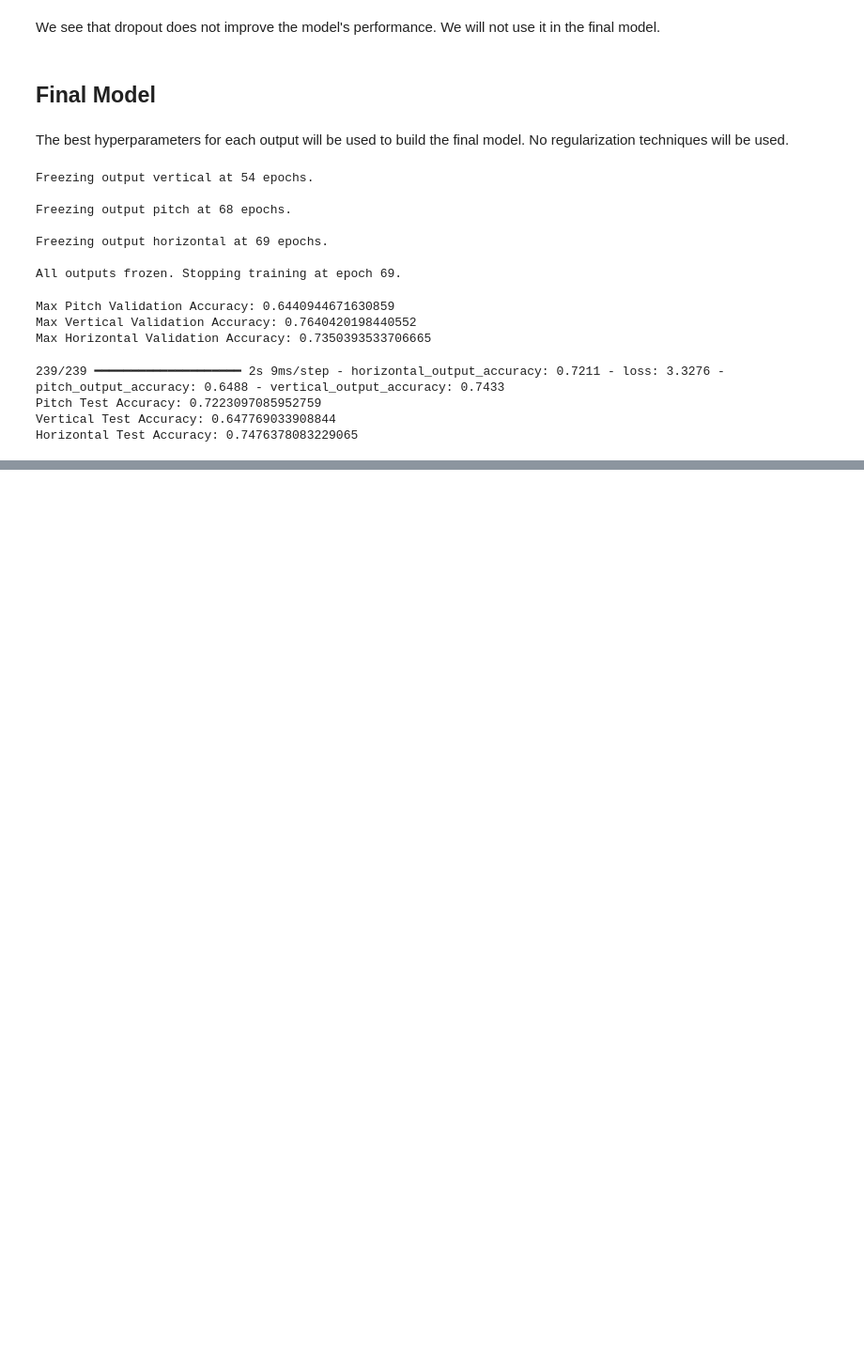
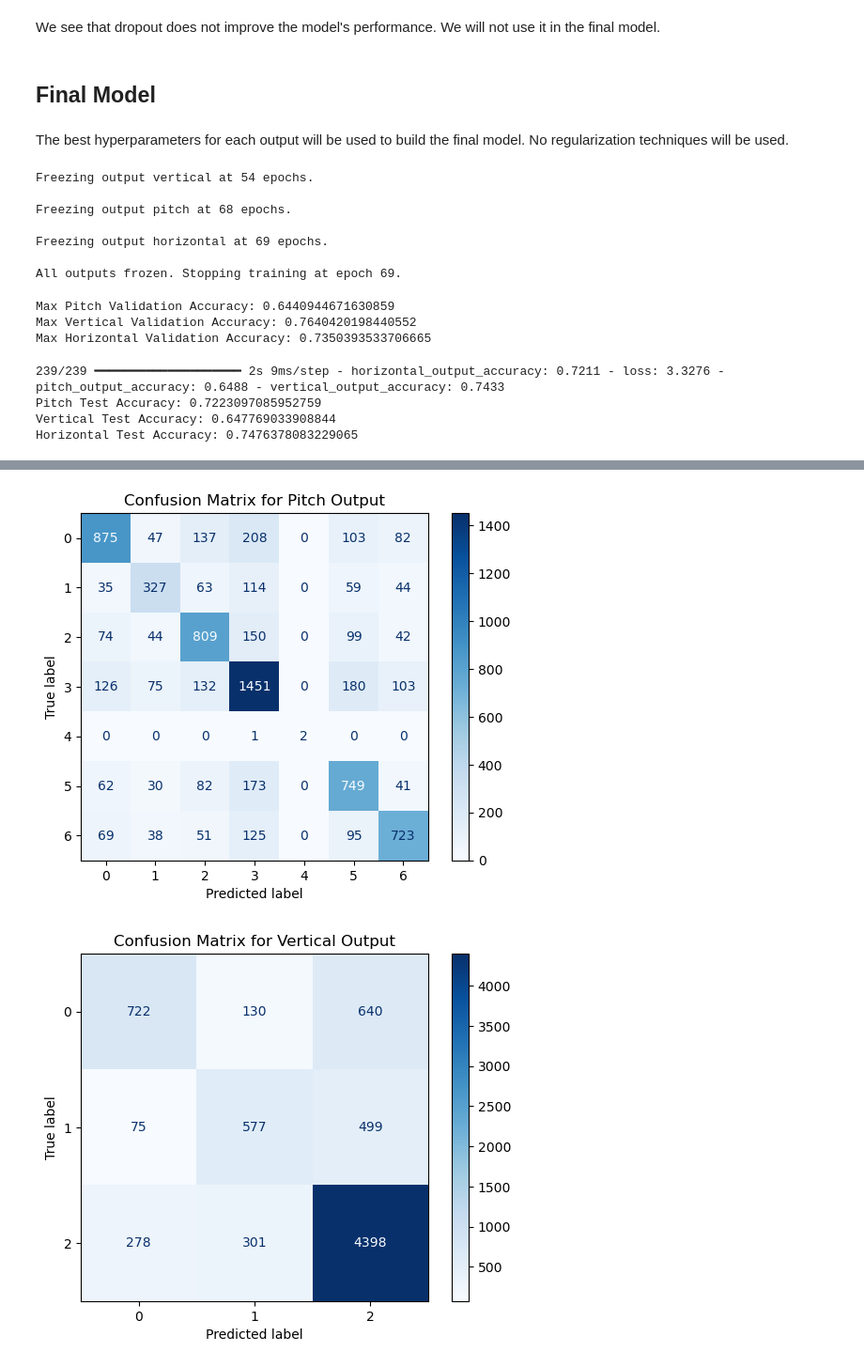
Before and after one commit to SebastianJRamirezA/pitch_prediction_using_ML, a Jupyter notebook: notebooks/Transformers/transformers.ipynb, the cells around one changed output, grey strips where cells are left out. Shown at 94% size. Cells and saved outputs as stored; diff of their text form; code cells hidden in the pictures; blank space fills up the shorter version.

Commit message:
Add confusion matrices for evaluation

```diff
--- a/notebooks/Transformers/transformers.ipynb
+++ b/notebooks/Transformers/transformers.ipynb
@@ -636,3 +636,37 @@ print(f"Horizontal Test Accuracy: {horizontal_accuracy}")
 Pitch Test Accuracy: 0.7223097085952759
 Vertical Test Accuracy: 0.647769033908844
 Horizontal Test Accuracy: 0.7476378083229065
+# %%
+from sklearn.metrics import confusion_matrix, ConfusionMatrixDisplay
+import numpy as np
+
+# Get predictions for all outputs
+y_pred = model.predict(X_test)
+
+# Process pitch output
+y_pitch_pred_classes = np.argmax(y_pred[0], axis=1)
+y_pitch_true_classes = np.argmax(y_pitch_test, axis=1)
+cm_pitch = confusion_matrix(y_pitch_true_classes, y_pitch_pred_classes)
+disp_pitch = ConfusionMatrixDisplay(confusion_matrix=cm_pitch, display_labels=np.arange(cm_pitch.shape[0]))
+disp_pitch.plot(cmap=plt.cm.Blues)
+plt.title("Confusion Matrix for Pitch Output")
+plt.show()
+
+# Process vertical output
+y_vertical_pred_classes = np.argmax(y_pred[1], axis=1)
+y_vertical_true_classes = np.argmax(y_vertical_test, axis=1)
+cm_vertical = confusion_matrix(y_vertical_true_classes, y_vertical_pred_classes)
+disp_vertical = ConfusionMatrixDisplay(confusion_matrix=cm_vertical, display_labels=np.arange(cm_vertical.shape[0]))
+disp_vertical.plot(cmap=plt.cm.Blues)
+plt.title("Confusion Matrix for Vertical Output")
+plt.show()
+
+# Process horizontal output
+y_horizontal_pred_classes = np.argmax(y_pred[2], axis=1)
+y_horizontal_true_classes = np.argmax(y_horizontal_test, axis=1)
+cm_horizontal = confusion_matrix(y_horizontal_true_classes, y_horizontal_pred_classes)
+disp_horizontal = ConfusionMatrixDisplay(confusion_matrix=cm_horizontal, display_labels=np.arange(cm_horizontal.shape[0]))
+disp_horizontal.plot(cmap=plt.cm.Blues)
+plt.title("Confusion Matrix for Horizontal Output")
+plt.show()
+# %% [output]
@@ -638,0 +674,2 @@ Horizontal Test Accuracy: 0.7476378083229065
+[figure, added]
+[figure, added]
```
Also changed, not shown: parts of 1 cell of this notebook.
